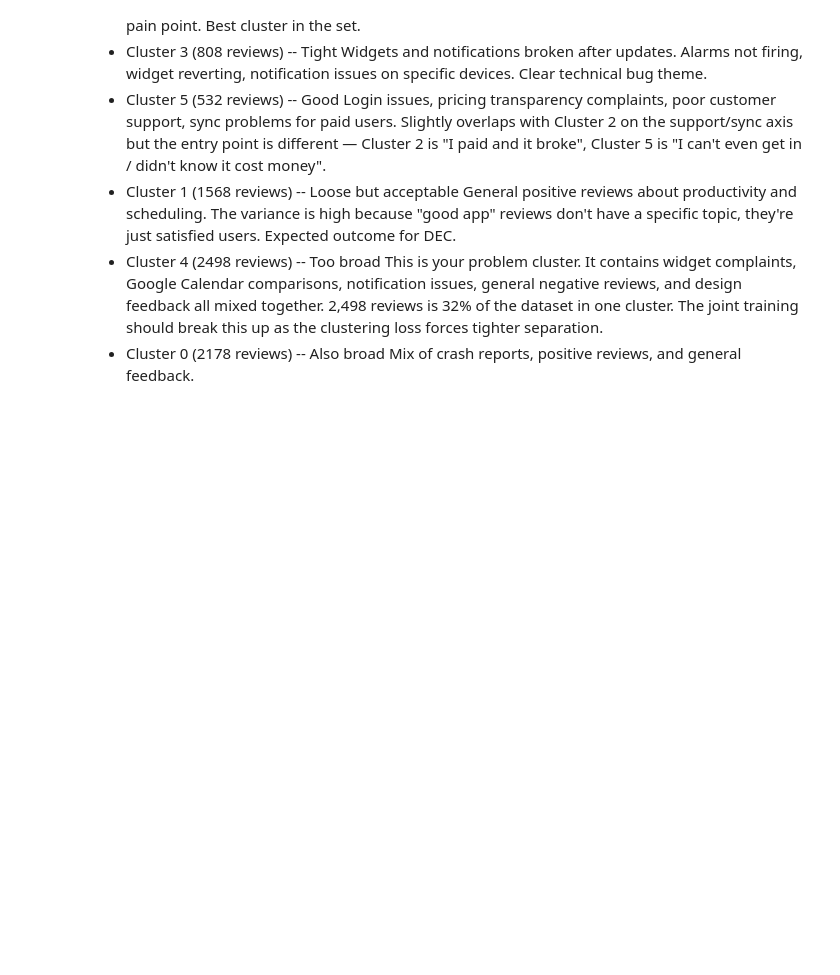
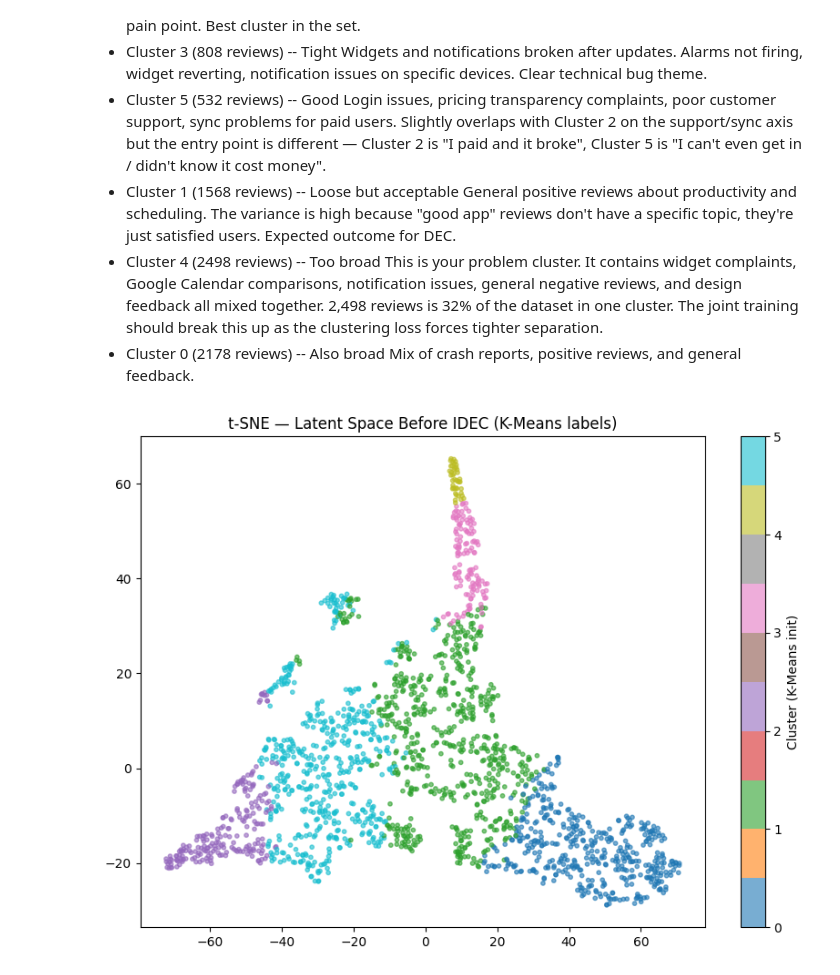
Before and after one commit to Adithyadamodara/Unsupervised-Learning, a Jupyter notebook: DEC/p3.ipynb, the cells around one changed output. Saved outputs shown, nothing was run; the diff lists cells and outputs as text; code cells hidden in the pictures; blank space fills up the shorter version.

```diff
--- a/DEC/p3.ipynb
+++ b/DEC/p3.ipynb
@@ -144,3 +144,28 @@ General positive reviews about productivity and scheduling. The variance is high
 This is your problem cluster. It contains widget complaints, Google Calendar comparisons, notification issues, general negative reviews, and design feedback all mixed together. 2,498 reviews is 32% of the dataset in one cluster. The joint training should break this up as the clustering loss forces tighter separation.
 - Cluster 0 (2178 reviews) -- Also broad
 Mix of crash reports, positive reviews, and general feedback.
+# %%
+# Saving Pre-IDEC T-SNE for comparison
+from sklearn.manifold import TSNE
+import matplotlib.pyplot as plt
+
+sample_idx = np.random.choice(len(Z), 2000, replace=False)
+Z_sample = Z[sample_idx]
+labels_sample = km_unscaled.labels_[sample_idx]
+
+tsne = TSNE(n_components=2, random_state=42, perplexity=30)
+Z_2d = tsne.fit_transform(Z_sample)
+
+plt.figure(figsize=(10, 7))
+scatter = plt.scatter(Z_2d[:, 0], Z_2d[:, 1],
+                      c=labels_sample, cmap='tab10',
+                      alpha=0.6, s=10)
+plt.colorbar(scatter, label='Cluster (K-Means init)')
+plt.title('t-SNE, Latent Space Before IDEC (K-Means labels)')
+plt.savefig('tsne_before_idec.png', dpi=150)
+plt.show()
+
+np.save('tsne_2d_before_idec.npy', Z_2d)
+np.save('tsne_sample_idx.npy', sample_idx)
+# %% [output]
+[figure, added]
```
Also changed, not shown: parts of 1 cell of this notebook, 5 other files.
